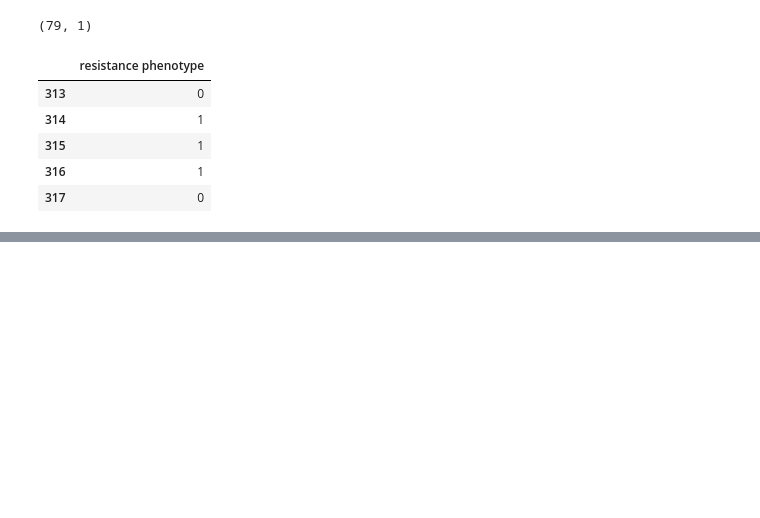
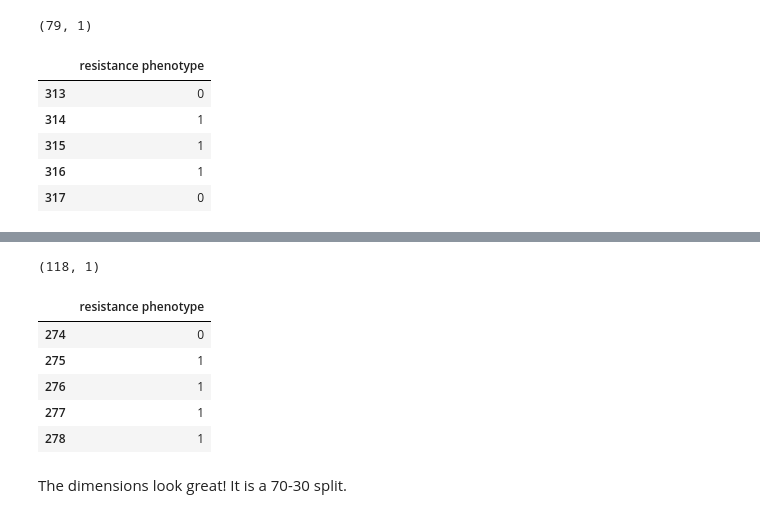
Before and after one commit to aarcher07/Predictive-Modeling-with-scikit-learn, a Jupyter notebook: 01_Preprocessing_ScikitLearn_with_Naive_Bayes_Classifier.ipynb, the cells around one changed output, grey strips where cells are left out. Drawn from its saved outputs; the diff is of its cells as text; code cells hidden in the pictures; blank space fills up the shorter version.

```diff
--- a/01_Preprocessing_ScikitLearn_with_Naive_Bayes_Classifier.ipynb
+++ b/01_Preprocessing_ScikitLearn_with_Naive_Bayes_Classifier.ipynb
@@ -326,0 +368,13 @@ Y_test_set.to_csv("datasets/Y_test_set",columns=['resistance phenotype'],index=F
+# %%
+print(Y_test_set.shape)
+Y_test_set.head()
+# %% [output]
+(118, 1)
+|  | resistance phenotype |
+| 274 | 0 |
+| 275 | 1 |
+| 276 | 1 |
+| 277 | 1 |
+| 278 | 1 |
+# %% [markdown]
+The dimensions look great! It is a 70-30 split.
```
Also changed, not shown: parts of 13 cells of this notebook, 3 other files.
